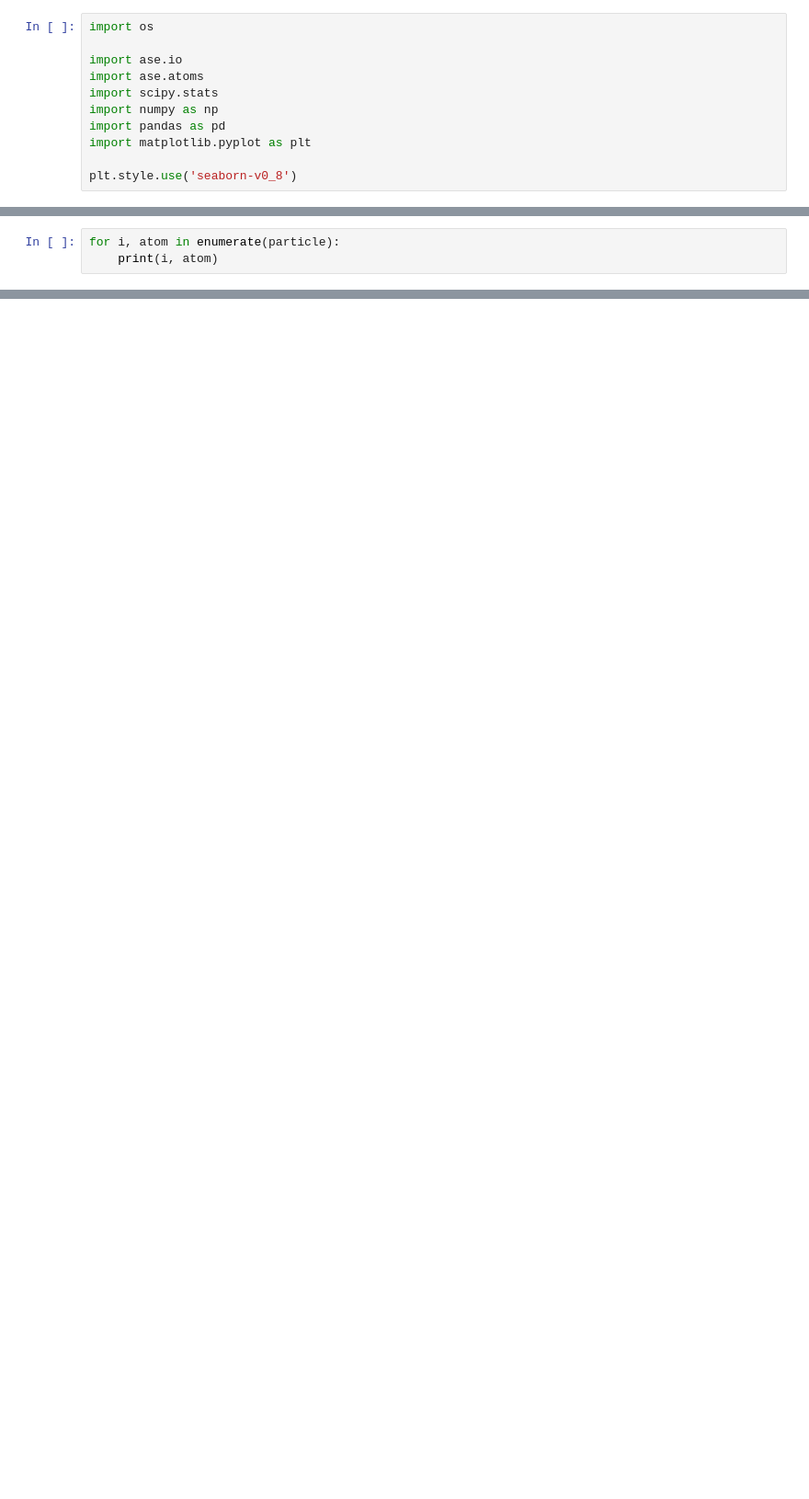
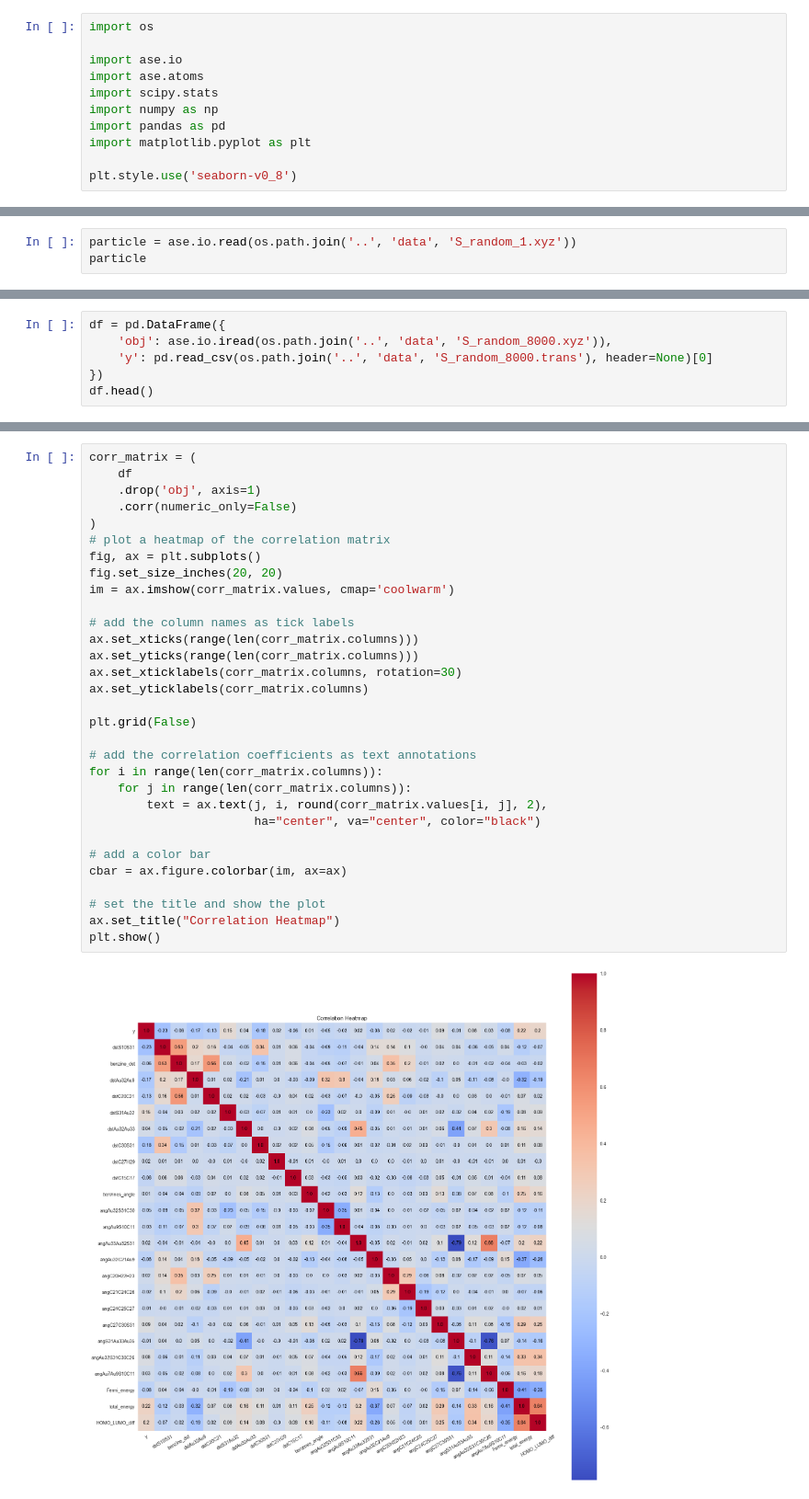
Before and after one commit to Kaprika66/AuAuAu, a Jupyter notebook: notebooks/poc.ipynb, the cells around one changed output, grey strips where cells are left out. Shown at 92% size. Saved outputs shown, nothing was run; the diff lists cells and outputs as text; blank space fills up the shorter version.

```diff
--- a/notebooks/poc.ipynb
+++ b/notebooks/poc.ipynb
@@ -44,3 +11,0 @@ plt.grid(axis='x')
-# %%
-for i, atom in enumerate(particle):
-    print(i, atom)
@@ -119,0 +14,3 @@ xyz.get_angles([[0,2, 3]])
+# %%
+particle = ase.io.read(os.path.join('..', 'data', 'S_random_1.xyz'))
+particle
@@ -119,0 +236,6 @@ xyz.get_angles([[0,2, 3]])
+# %%
+df = pd.DataFrame({
+    'obj': ase.io.iread(os.path.join('..', 'data', 'S_random_8000.xyz')),
+    'y': pd.read_csv(os.path.join('..', 'data', 'S_random_8000.trans'), header=None)[0]
+})
+df.head()
@@ -119,0 +380,33 @@ xyz.get_angles([[0,2, 3]])
+# %%
+corr_matrix = (
+    df
+    .drop('obj', axis=1)
+    .corr(numeric_only=False)
+)
+# plot a heatmap of the correlation matrix
+fig, ax = plt.subplots()
+fig.set_size_inches(20, 20)
+im = ax.imshow(corr_matrix.values, cmap='coolwarm')
+
+# add the column names as tick labels
+ax.set_xticks(range(len(corr_matrix.columns)))
+ax.set_yticks(range(len(corr_matrix.columns)))
+ax.set_xticklabels(corr_matrix.columns, rotation=30)
+ax.set_yticklabels(corr_matrix.columns)
+
+plt.grid(False)
+
+# add the correlation coefficients as text annotations
+for i in range(len(corr_matrix.columns)):
+    for j in range(len(corr_matrix.columns)):
+        text = ax.text(j, i, round(corr_matrix.values[i, j], 2),
+                       ha="center", va="center", color="black")
+
+# add a color bar
+cbar = ax.figure.colorbar(im, ax=ax)
+
+# set the title and show the plot
+ax.set_title("Correlation Heatmap")
+plt.show()
+# %% [output]
+[figure, added]
```
Also changed, not shown: parts of 39 cells of this notebook.
